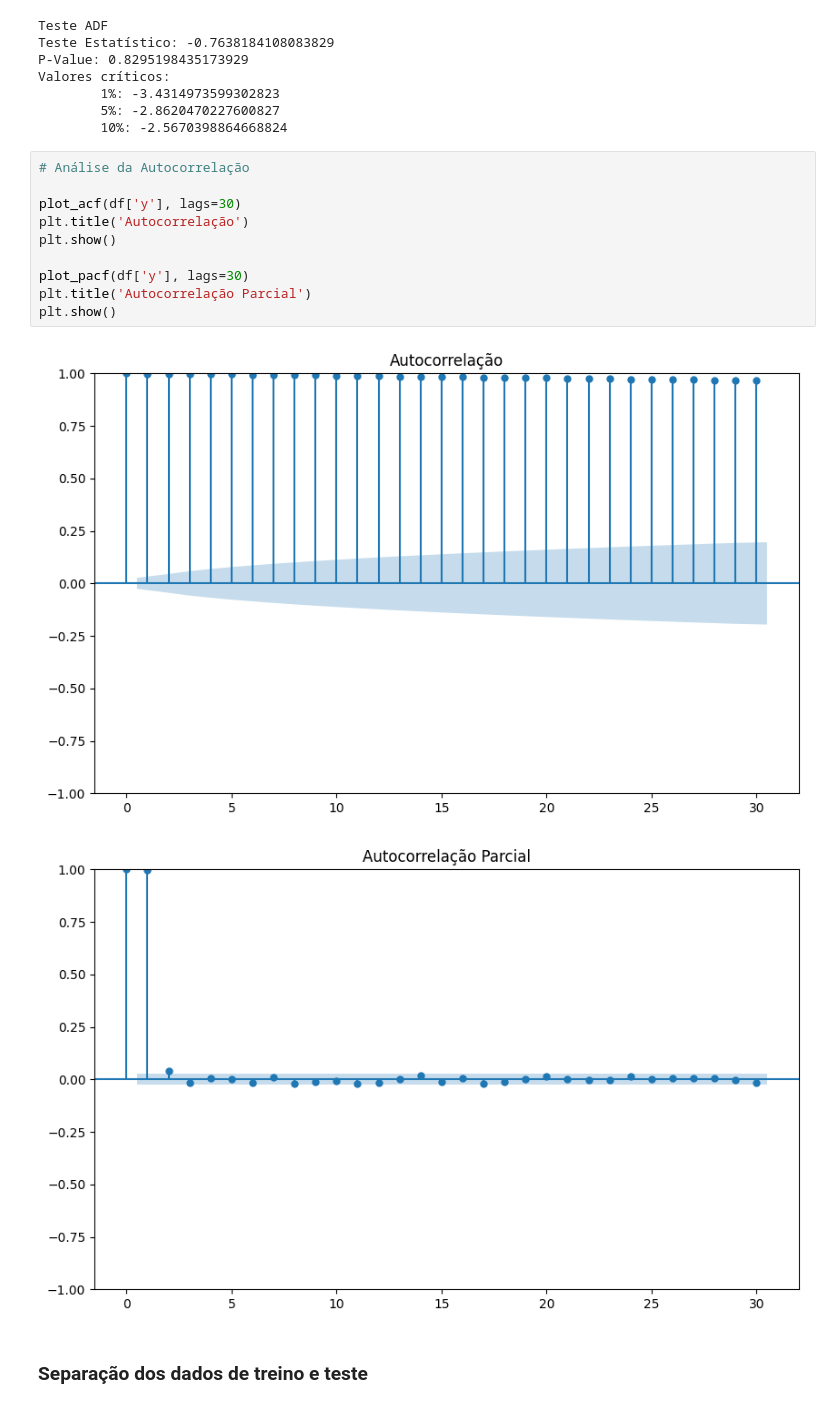
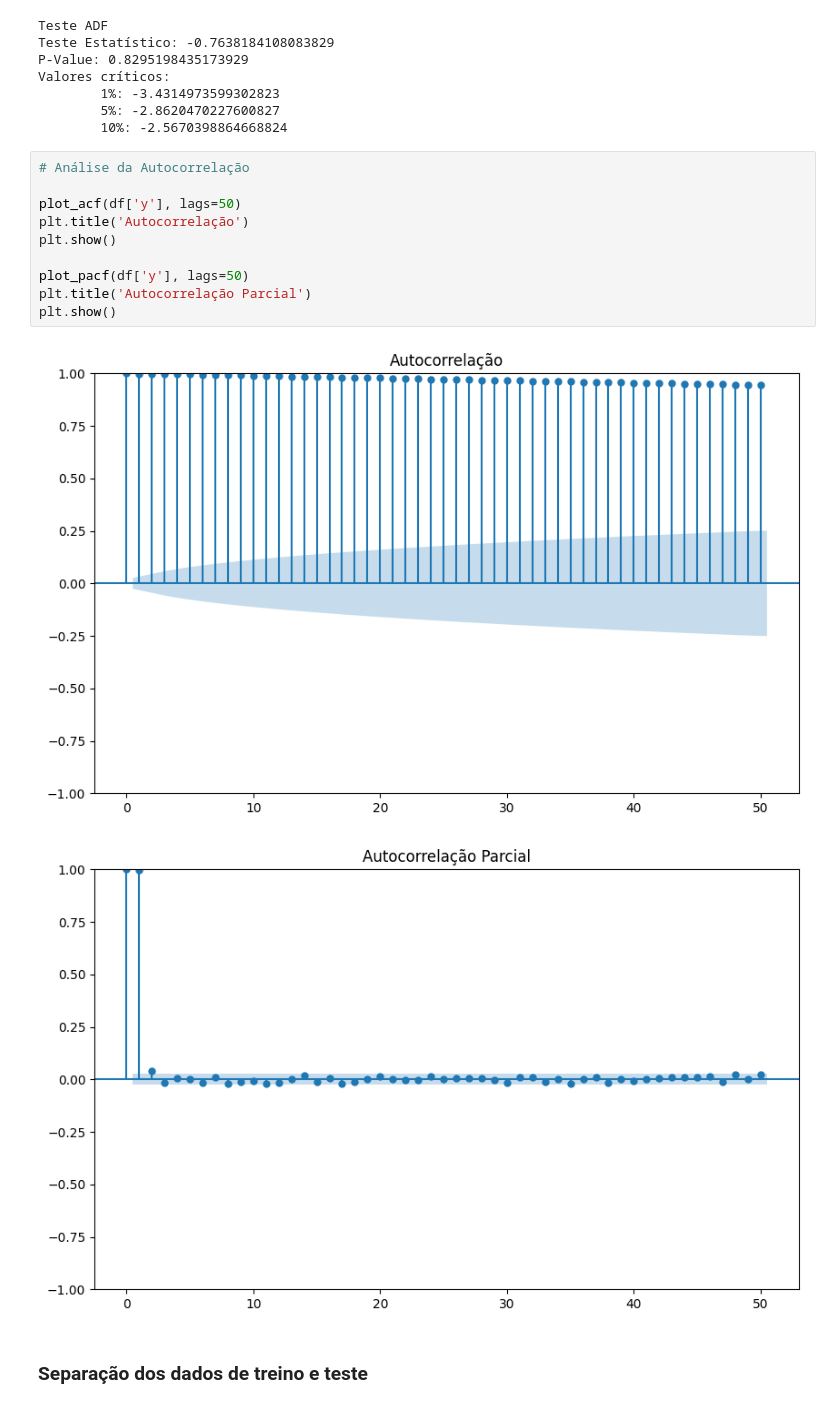
Before and after one commit to nineteens/tech-challenges, a Jupyter notebook: projetos/investimento/prophet.ipynb, the cells around one changed output. Cells and saved outputs as stored; diff of their text form.

```diff
--- a/projetos/investimento/prophet.ipynb
+++ b/projetos/investimento/prophet.ipynb
@@ -115,16 +113,16 @@ Valores críticos:
 # %%
 # Análise da Autocorrelação
 
-plot_acf(df['y'], lags=30)
+plot_acf(df['y'], lags=50)
 plt.title('Autocorrelação')
 plt.show()
 
-plot_pacf(df['y'], lags=30)
+plot_pacf(df['y'], lags=50)
 plt.title('Autocorrelação Parcial')
 plt.show()
 # %% [output]
-[figure, old version]
+[figure, new version]
-[figure, old version]
+[figure, new version]
 # %% [markdown]
 ### Separação dos dados de treino e teste
 # %%
```
Also changed, not shown: parts of 4 cells of this notebook.
